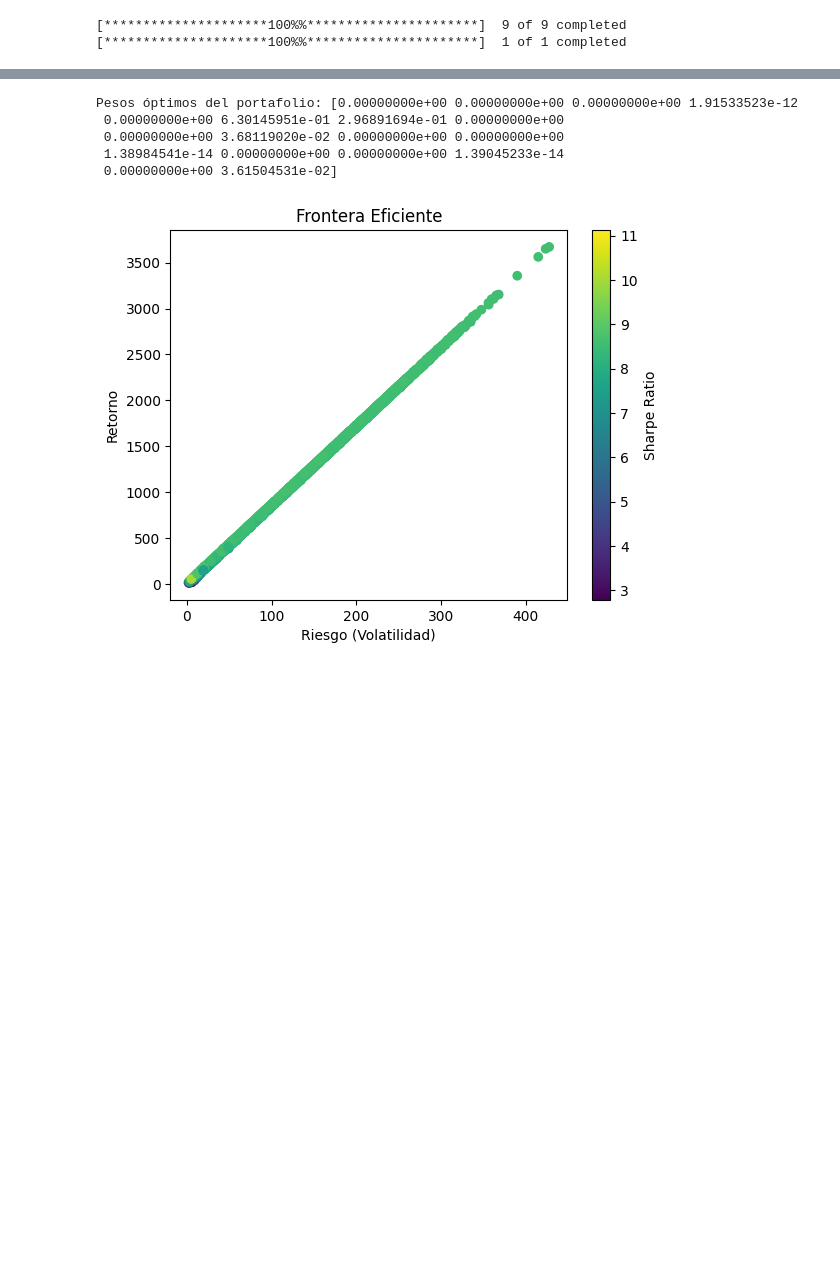
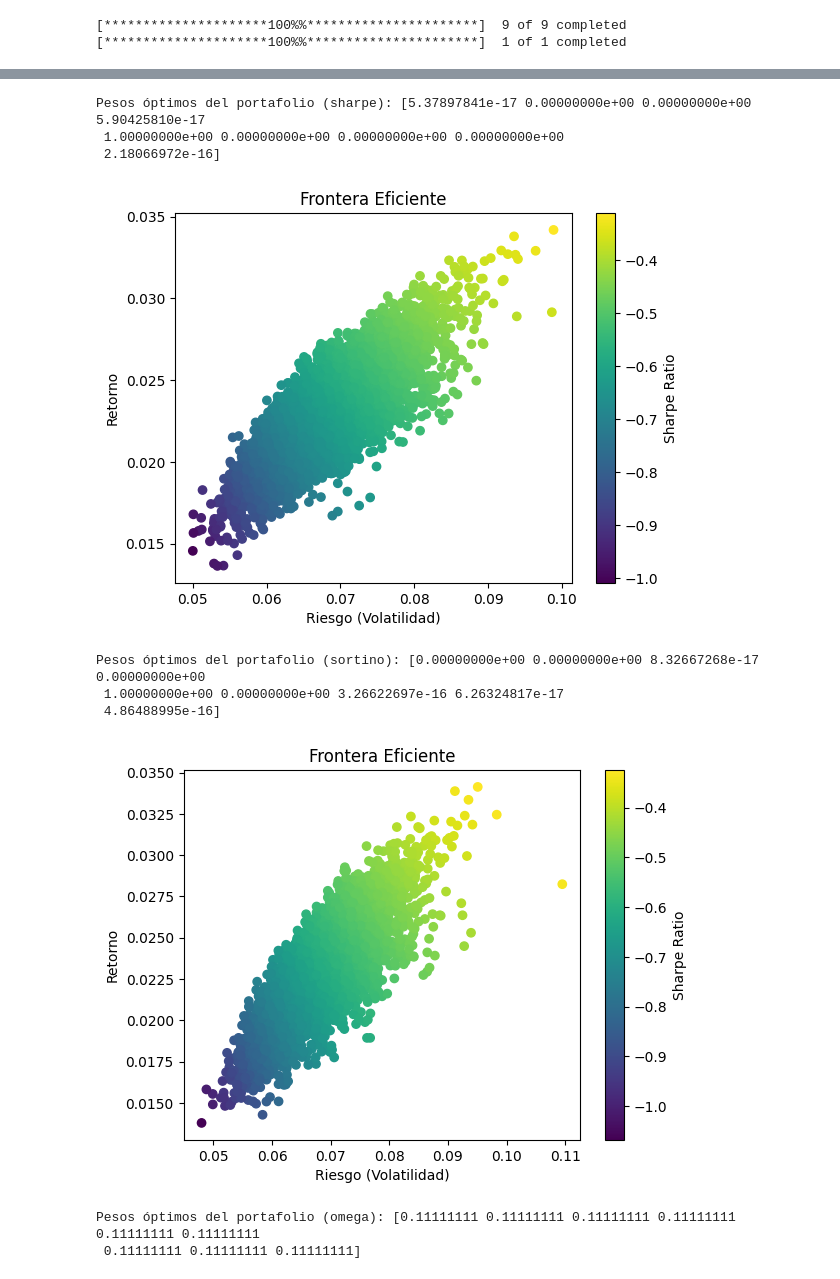
Before and after one commit to luisrc44/QAA-with-Climate-Change-and-ESG, a Jupyter notebook: QAA_wCC.ipynb, the cells around one changed output, grey strips where cells are left out. Saved outputs shown, nothing was run; the diff lists cells and outputs as text; code cells hidden in the pictures; blank space fills up the shorter version.

Commit message:
portfolios

```diff
--- a/QAA_wCC.ipynb
+++ b/QAA_wCC.ipynb
@@ -145,40 +145,60 @@ for i, column in enumerate(all_data.columns):
 ... (6 outputs left out)
 # %%
 # Implementación para la generación de portafolios
-def generate_portfolios_with_climate_and_economic_data(all_data, expected_returns, cov_matrix, risk_free_rate):
+def generate_portfolios_with_climate_and_economic_data(all_data, expected_returns, cov_matrix, risk_free_rate, strategy="sharpe"):
     """
     Genera portafolios utilizando datos financieros, climáticos y económicos,
-    y optimiza el portafolio basado en el ratio de Sharpe.
+    y optimiza el portafolio basado en la estrategia seleccionada (Sharpe, Sortino, Omega).
 
     :param all_data: DataFrame con todos los datos combinados (financieros, climáticos y económicos).
-    :param expected_returns: Retornos esperados de los activos financieros.
+    :param expected_returns: Retornos esperados de los activos financieros (acciones).
     :param cov_matrix: Matriz de covarianzas de los activos financieros.
     :param risk_free_rate: Tasa libre de riesgo.
+    :param strategy: Estrategia de optimización ("sharpe", "sortino", "omega").
     :return: Pesos óptimos y la gráfica de la frontera eficiente.
     """
-    # Inicializar optimizador de portafolios
-    optimizer = PortfolioOptimizer(expected_returns, cov_matrix, risk_free_rate)
+    # Filtrar las columnas que corresponden a los activos (acciones) y que serán las únicas con pesos asignados
+    financial_columns = ['AAPL', 'IBM', 'TSLA', 'GOOG', 'NVDA', 'NEE', 'FSLR', 'VWDRY', 'BEP']  # Ejemplo
+    asset_data = all_data[financial_columns]
 
-    # Optimizar el portafolio para maximizar el Sharpe Ratio
-    optimal_weights = optimizer.optimize_portfolio()
-    print("Pesos óptimos del portafolio:", optimal_weights)
+    # Encontrar las posiciones numéricas de las columnas financieras en all_data
+    financial_indices = [all_data.columns.get_loc(col) for col in financial_columns]
+
+    # Los retornos esperados y la matriz de covarianzas solo deben calcularse para las acciones (usando los índices)
+    expected_returns_assets = expected_returns[financial_indices]
+    cov_matrix_assets = cov_matrix[np.ix_(financial_indices, financial_indices)]
+
+    # Inicializar optimizador de portafolios con la estrategia seleccionada
+    optimizer = PortfolioOptimizer(expected_returns_assets, cov_matrix_assets, risk_free_rate)
+
+    # Optimizar el portafolio para la estrategia seleccionada
+    optimal_weights = optimizer.optimize_portfolio(strategy=strategy)
+    print(f"Pesos óptimos del portafolio ({strategy}):", optimal_weights)
 
     # Graficar la frontera eficiente
     optimizer.plot_efficient_frontier(num_portfolios=5000)
 
     return optimal_weights
 
-
+# Supongamos que ya has ajustado el modelo VAR y generado predicciones:
+# expected_returns y cov_matrix provienen de las predicciones VAR.
+# Valores de ejemplo:
 risk_free_rate = 0.065  # Tasa libre de riesgo ajustable
 expected_returns = np.mean(predict, axis=0)  # Calculado de las predicciones del VAR
 cov_matrix = np.cov(predict, rowvar=False)   # Matriz de covarianza de las predicciones
 
-# Generación de portafolios y optimización
-optimal_weights = generate_portfolios_with_climate_and_economic_data(all_data, expected_returns, cov_matrix, risk_free_rate)
+# Generación de portafolios y optimización con diferentes estrategias
+optimal_weights_sharpe = generate_portfolios_with_climate_and_economic_data(all_data, expected_returns, cov_matrix, risk_free_rate, strategy="sharpe")
+optimal_weights_sortino = generate_portfolios_with_climate_and_economic_data(all_data, expected_returns, cov_matrix, risk_free_rate, strategy="sortino")
+optimal_weights_omega = generate_portfolios_with_climate_and_economic_data(all_data, expected_returns, cov_matrix, risk_free_rate, strategy="omega")
 # %% [output]
-Pesos óptimos del portafolio: [0.00000000e+00 0.00000000e+00 0.00000000e+00 1.91533523e-12
- 0.00000000e+00 6.30145951e-01 2.96891694e-01 0.00000000e+00
- 0.00000000e+00 3.68119020e-02 0.00000000e+00 0.00000000e+00
- 1.38984541e-14 0.00000000e+00 0.00000000e+00 1.39045233e-14
- 0.00000000e+00 3.61504531e-02]
+Pesos óptimos del portafolio (sharpe): [5.37897841e-17 0.00000000e+00 0.00000000e+00 5.90425810e-17
+ 1.00000000e+00 0.00000000e+00 0.00000000e+00 0.00000000e+00
+ 2.18066972e-16]
-[figure, old version]
+[figure, new version]
+Pesos óptimos del portafolio (sortino): [0.00000000e+00 0.00000000e+00 8.32667268e-17 0.00000000e+00
+ 1.00000000e+00 0.00000000e+00 3.26622697e-16 6.26324817e-17
+ 4.86488995e-16]
+[figure, added]
+Pesos óptimos del portafolio (omega): [0.11111111 0.11111111 0.11111111 0.11111111 0.11111111 0.11111111
+ 0.11111111 0.11111111 0.11111111]
```
Also changed, not shown: parts of 3 cells of this notebook, 1 other file.
